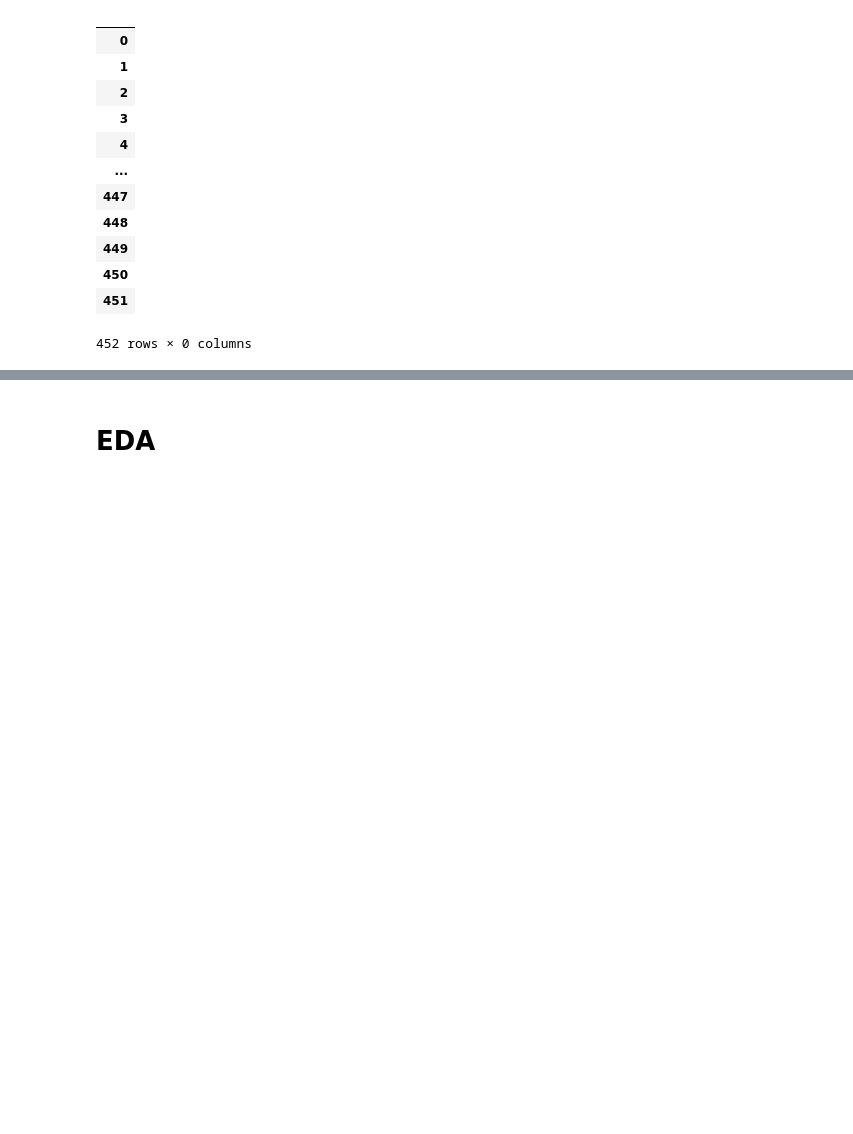
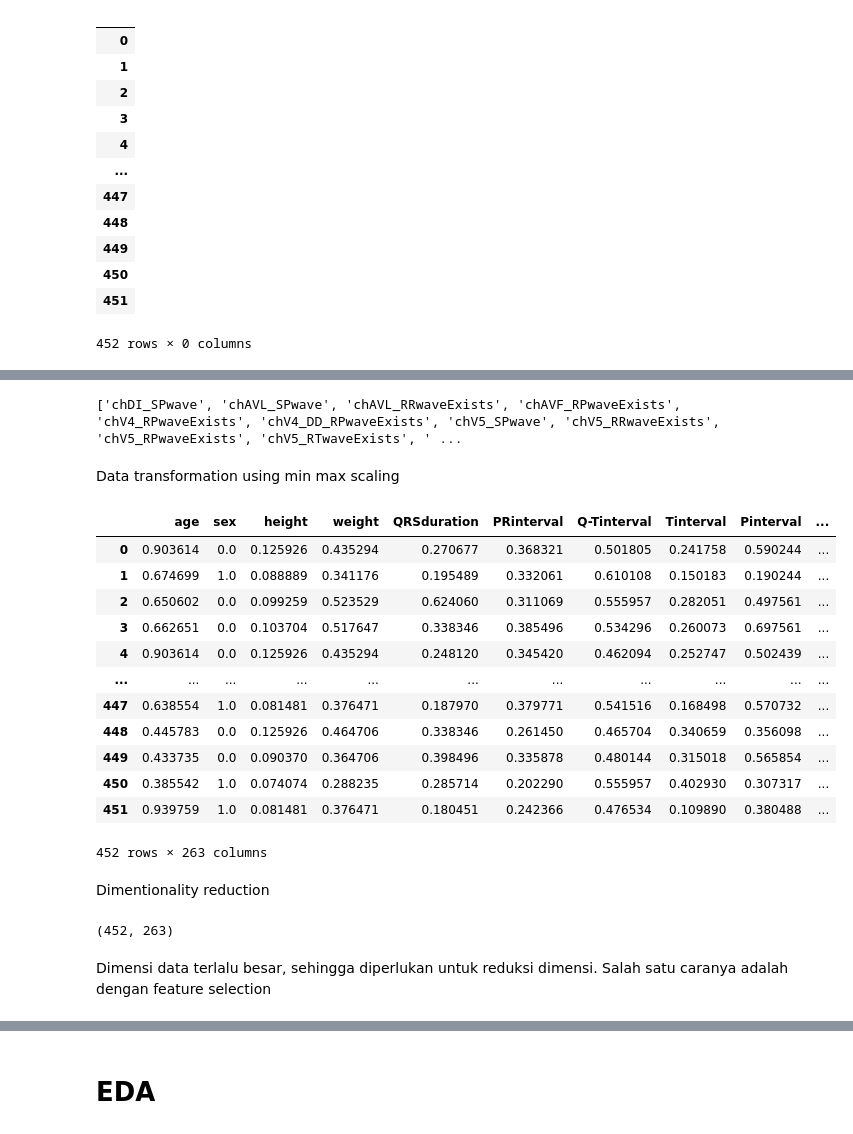
Before and after one commit to khalilullahalfaath/case_based_1_ML, a Jupyter notebook: Case_based_1_ML.ipynb, the cells around one changed output, grey strips where cells are left out. Saved outputs shown, nothing was run; the diff lists cells and outputs as text; code cells hidden in the pictures; blank space fills up the shorter version.

```diff
--- a/Case_based_1_ML.ipynb
+++ b/Case_based_1_ML.ipynb
@@ -182,0 +224,34 @@ df[df.columns[df.isnull().any()]]
+# %%
+col1len = []
+for col in df:
+    if (len(df[col].unique()) == 1):
+      col1len.append(col)
+print(col1len)
+# %% [output]
+['chDI_SPwave', 'chAVL_SPwave', 'chAVL_RRwaveExists', 'chAVF_RPwaveExists', 'chV4_RPwaveExists', 'chV4_DD_RPwaveExists', 'chV5_SPwave', 'chV5_RRwaveExists', 'chV5_RPwaveExists', 'chV5_RTwaveExists', ' ...
+# %%
+df = df.drop(col1len, axis=1)
+# %% [markdown]
+Data transformation using min max scaling
+# %%
+def minMaxScaling(df) :
+    return (df.iloc[:,:280] - df.iloc[:,:280].min()) / (df.iloc[:,:280].max() - df.iloc[:,:280].min())
+df_normalized = minMaxScaling(df)
+# %%
+df_normalized
+# %% [output]
+|  | age | sex | height | weight | QRSduration | PRinterval | Q-Tinterval | Tinterval | Pinterval | ... |
+| 0 | 0.903614 | 0.0 | 0.125926 | 0.435294 | 0.270677 | 0.368321 | 0.501805 | 0.241758 | 0.590244 | ... |
+| 1 | 0.674699 | 1.0 | 0.088889 | 0.341176 | 0.195489 | 0.332061 | 0.610108 | 0.150183 | 0.190244 | ... |
+| 2 | 0.650602 | 0.0 | 0.099259 | 0.523529 | 0.624060 | 0.311069 | 0.555957 | 0.282051 | 0.497561 | ... |
+| 3 | 0.662651 | 0.0 | 0.103704 | 0.517647 | 0.338346 | 0.385496 | 0.534296 | 0.260073 | 0.697561 | ... |
+| 4 | 0.903614 | 0.0 | 0.125926 | 0.435294 | 0.248120 | 0.345420 | 0.462094 | 0.252747 | 0.502439 | ... |
+| ... | ... | ... | ... | ... | ... | ... | ... | ... | ... | ... |
+| 447 | 0.638554 | 1.0 | 0.081481 | 0.376471 | 0.187970 | 0.379771 | 0.541516 | 0.168498 | 0.570732 | ... |
+| 448 | 0.445783 | 0.0 | 0.125926 | 0.464706 | 0.338346 | 0.261450 | 0.465704 | 0.340659 | 0.356098 | ... |
+| 449 | 0.433735 | 0.0 | 0.090370 | 0.364706 | 0.398496 | 0.335878 | 0.480144 | 0.315018 | 0.565854 | ... |
+| 450 | 0.385542 | 1.0 | 0.074074 | 0.288235 | 0.285714 | 0.202290 | 0.555957 | 0.402930 | 0.307317 | ... |
+| 451 | 0.939759 | 1.0 | 0.081481 | 0.376471 | 0.180451 | 0.242366 | 0.476534 | 0.109890 | 0.380488 | ... |
+452 rows × 263 columns
+# %% [markdown]
+Dimentionality reduction
@@ -182,0 +260,6 @@ df[df.columns[df.isnull().any()]]
+# %%
+df.shape
+# %% [output]
+(452, 263)
+# %% [markdown]
+Dimensi data terlalu besar, sehingga diperlukan untuk reduksi dimensi. Salah satu caranya adalah dengan feature selection
```
Also changed, not shown: parts of 22 cells of this notebook.
